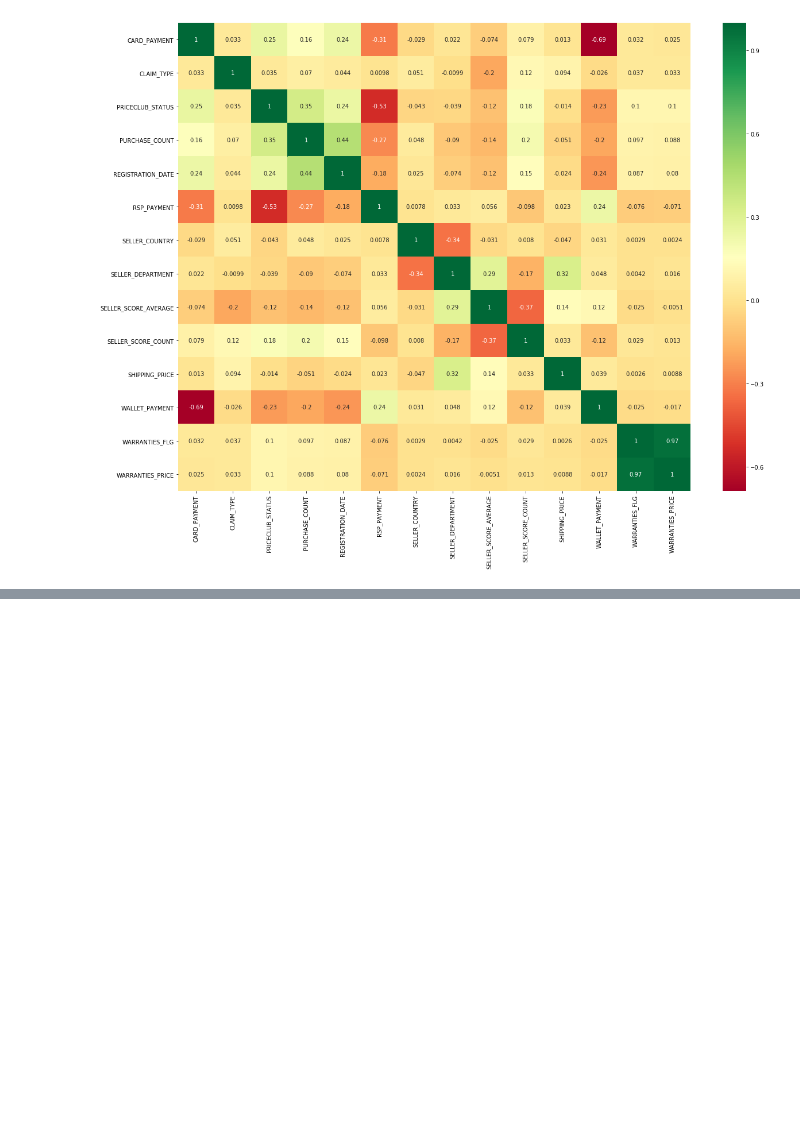
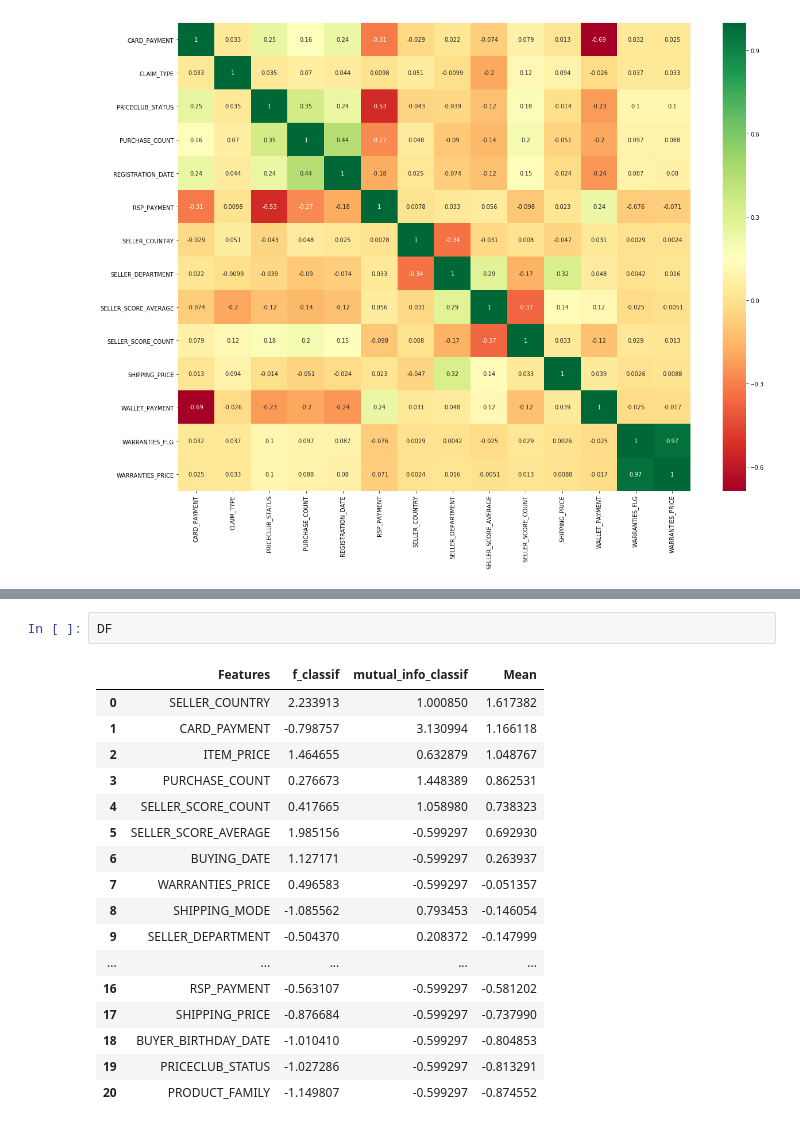
Before and after one commit to jeremycombe/Pipeline, a Jupyter notebook: BestEstimator_tests.ipynb, the cells around one changed output, grey strips where cells are left out. Drawn from its saved outputs; the diff is of its cells as text; blank space fills up the shorter version.

```diff
--- a/BestEstimator_tests.ipynb
+++ b/BestEstimator_tests.ipynb
@@ -737,0 +753,20 @@ clf1.Feature_Importances_Test(Bin_Train, Bin_Target, n=100, test_used = [f_class
+# %%
+DF
+# %% [output]
+|  | Features | f_classif | mutual_info_classif | Mean |
+| 0 | SELLER_COUNTRY | 2.233913 | 1.000850 | 1.617382 |
+| 1 | CARD_PAYMENT | -0.798757 | 3.130994 | 1.166118 |
+| 2 | ITEM_PRICE | 1.464655 | 0.632879 | 1.048767 |
+| 3 | PURCHASE_COUNT | 0.276673 | 1.448389 | 0.862531 |
+| 4 | SELLER_SCORE_COUNT | 0.417665 | 1.058980 | 0.738323 |
+| 5 | SELLER_SCORE_AVERAGE | 1.985156 | -0.599297 | 0.692930 |
+| 6 | BUYING_DATE | 1.127171 | -0.599297 | 0.263937 |
+| 7 | WARRANTIES_PRICE | 0.496583 | -0.599297 | -0.051357 |
+| 8 | SHIPPING_MODE | -1.085562 | 0.793453 | -0.146054 |
+| 9 | SELLER_DEPARTMENT | -0.504370 | 0.208372 | -0.147999 |
+| ... | ... | ... | ... | ... |
+| 16 | RSP_PAYMENT | -0.563107 | -0.599297 | -0.581202 |
+| 17 | SHIPPING_PRICE | -0.876684 | -0.599297 | -0.737990 |
+| 18 | BUYER_BIRTHDAY_DATE | -1.010410 | -0.599297 | -0.804853 |
+| 19 | PRICECLUB_STATUS | -1.027286 | -0.599297 | -0.813291 |
+| 20 | PRODUCT_FAMILY | -1.149807 | -0.599297 | -0.874552 |
```
Also changed, not shown: parts of 9 cells of this notebook, 1 other file.
